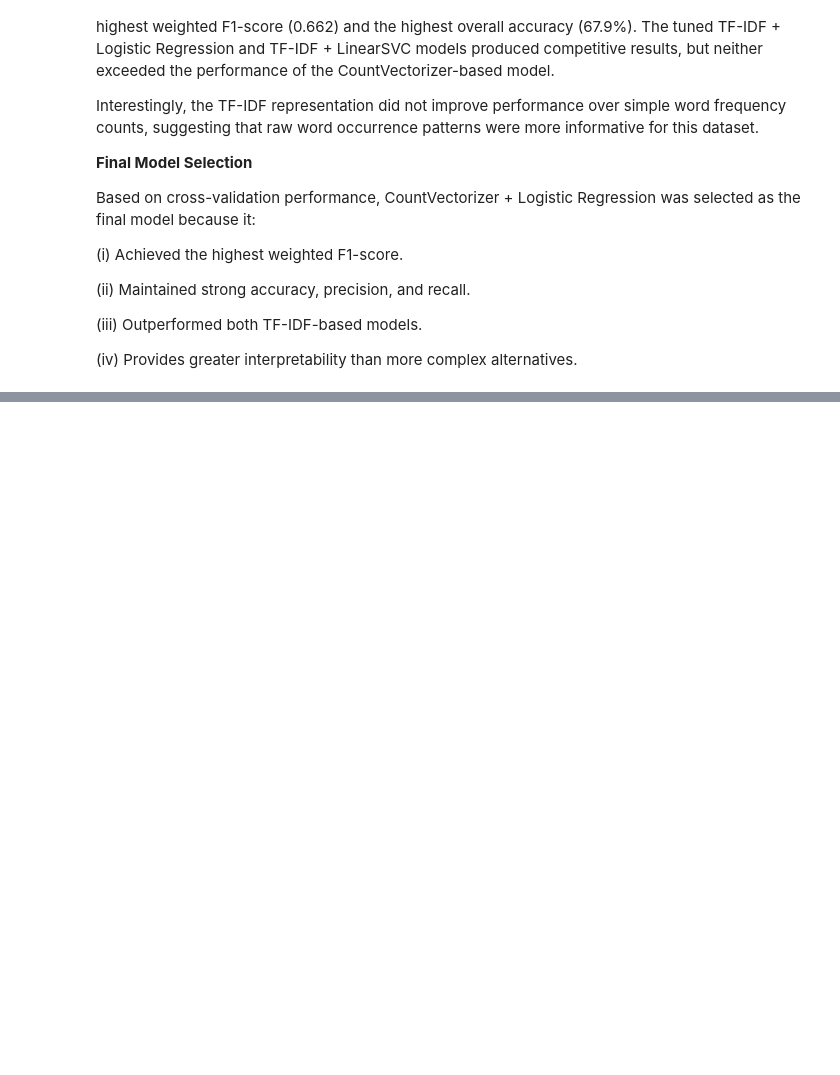
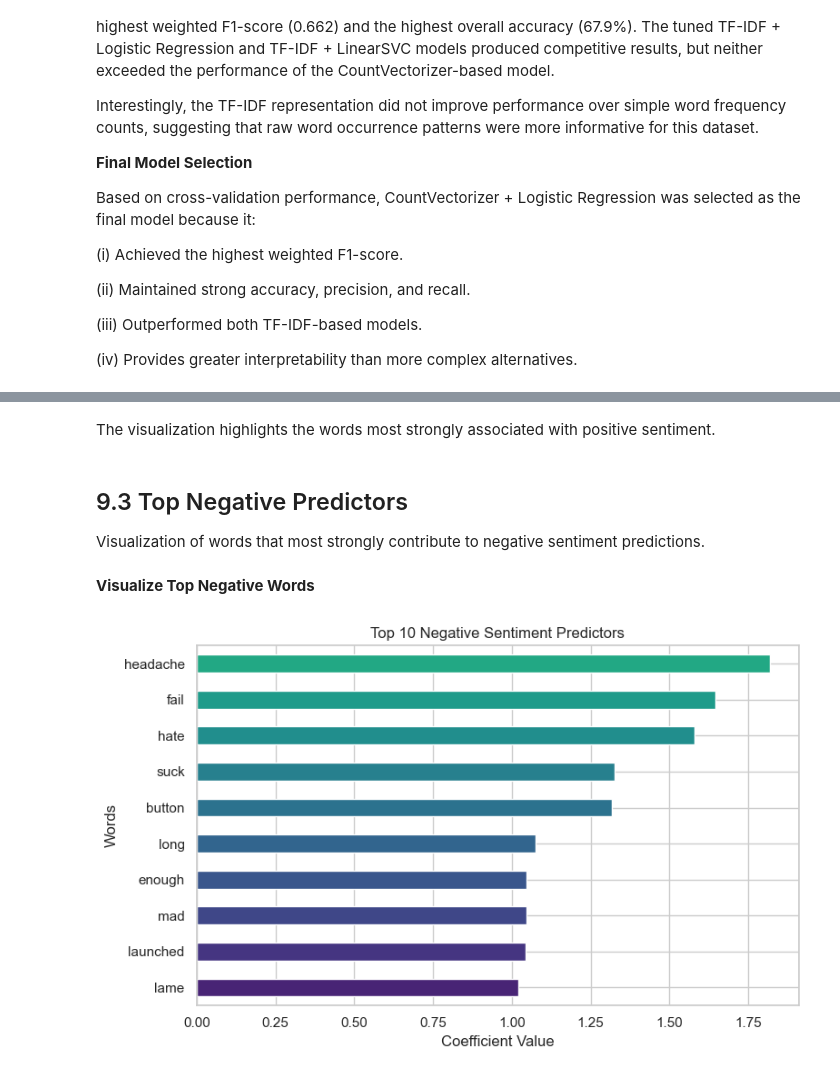
Before and after one commit to byegond-beep/Consumer-Sentiment-Analysis-of-Apple-and-Google-Products-Using-Natural-Language-Processing, a Jupyter notebook: Consumer-Sentiment-Analysis-of-Apple-and-Google-Products-Using-NLP.ipynb, the cells around one changed output, grey strips where cells are left out. Saved outputs shown, nothing was run; the diff lists cells and outputs as text; code cells hidden in the pictures; blank space fills up the shorter version.

```diff
--- a/Consumer-Sentiment-Analysis-of-Apple-and-Google-Products-Using-NLP.ipynb
+++ b/Consumer-Sentiment-Analysis-of-Apple-and-Google-Products-Using-NLP.ipynb
@@ -1842,0 +2021,31 @@ Based on cross-validation performance, CountVectorizer + Logistic Regression was
+# %% [markdown]
+The visualization highlights the words most strongly associated with positive sentiment.
+# %% [markdown]
+## 9.3 Top Negative Predictors
+Visualization of words that most strongly contribute to negative sentiment predictions.
+# %% [markdown]
+**Visualize Top Negative Words**
+# %%
+# Extract top 10 negative predictors
+top_negative = (
+    coef_df['Negative']
+    .sort_values(ascending=True)
+    .tail(10)
+)
+
+# Create visualization
+plt.figure(figsize=(8, 5))
+
+top_negative.plot(
+    kind='barh',
+    color=plt.cm.viridis(np.linspace(0.1, 0.6, len(top_negative)))
+)
+
+plt.title('Top 10 Negative Sentiment Predictors')
+plt.xlabel('Coefficient Value')
+plt.ylabel('Words')
+
+plt.tight_layout()
+plt.show()
+# %% [output]
+[figure, added]
```
Also changed, not shown: parts of 30 cells of this notebook.
